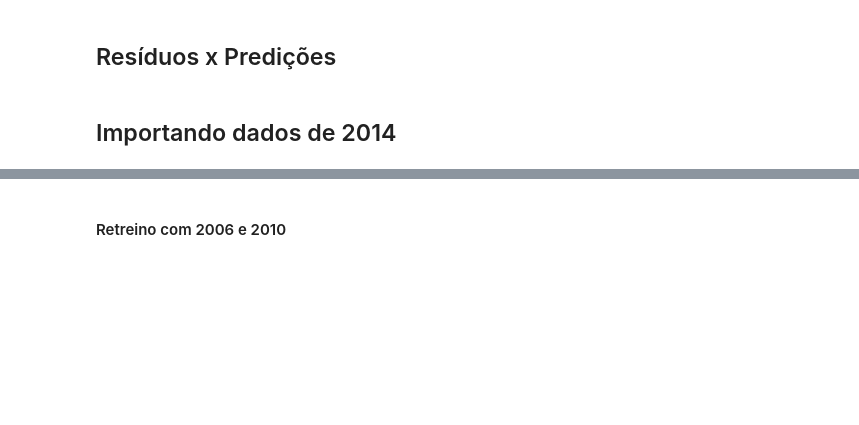
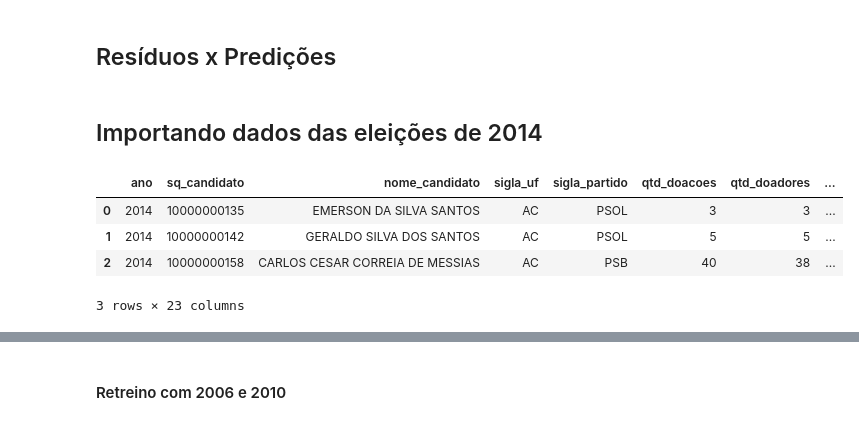
Before and after one commit to Lorenaps/aprendizagem-maquina, a Jupyter notebook: previsao_votacao_deputados/previsao_votacao_deputados.ipynb, the cells around one changed output, grey strips where cells are left out. Saved outputs shown, nothing was run; the diff lists cells and outputs as text; code cells hidden in the pictures; blank space fills up the shorter version.

Commit message:
previsao_votacao_deputados.ipynb: Adicionando otimização para Lasso e Ridge e importando dados de 2014

```diff
--- a/previsao_votacao_deputados/previsao_votacao_deputados.ipynb
+++ b/previsao_votacao_deputados/previsao_votacao_deputados.ipynb
@@ -551,8 +554,14 @@ from sklearn.neighbors import KNeighborsRegressor
 # %% [markdown]
 ## Resíduos x Predições
 # %% [markdown]
-## Importando dados de 2014
+## Importando dados das eleições de 2014
 # %%
 eleicoes_2014 = pd.read_csv('/home/lsp/dados/am/eleicoes_2014.csv')
-eleicoes[:3]
+eleicoes_2014[:3]
+# %% [output]
+|  | ano | sq_candidato | nome_candidato | sigla_uf | sigla_partido | qtd_doacoes | qtd_doadores | ... |
+| 0 | 2014 | 10000000135 | EMERSON DA SILVA SANTOS | AC | PSOL | 3 | 3 | ... |
+| 1 | 2014 | 10000000142 | GERALDO SILVA DOS SANTOS | AC | PSOL | 5 | 5 | ... |
+| 2 | 2014 | 10000000158 | CARLOS CESAR CORREIA DE MESSIAS | AC | PSB | 40 | 38 | ... |
+3 rows × 23 columns
 # %%
```
Also changed, not shown: parts of 4 cells of this notebook.
